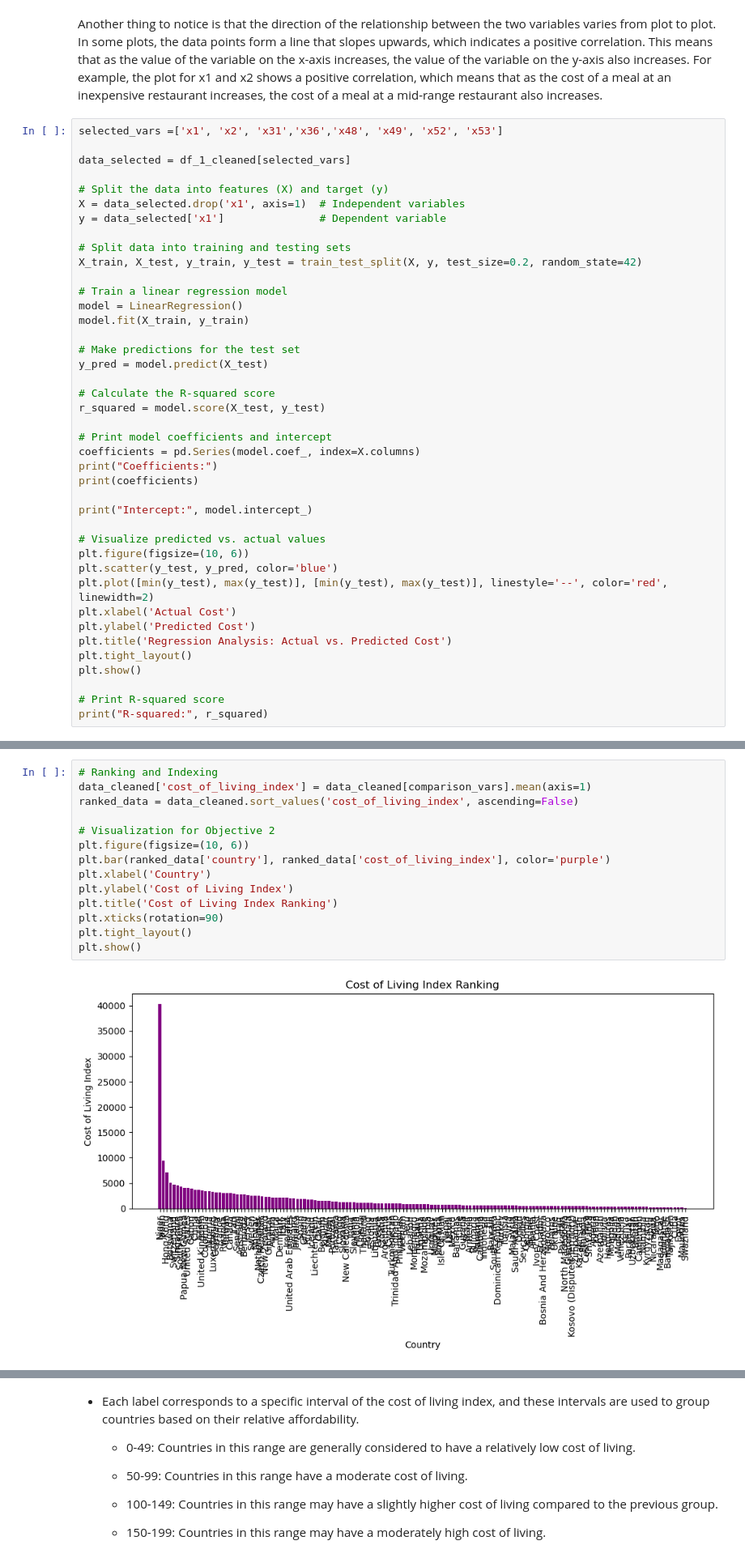
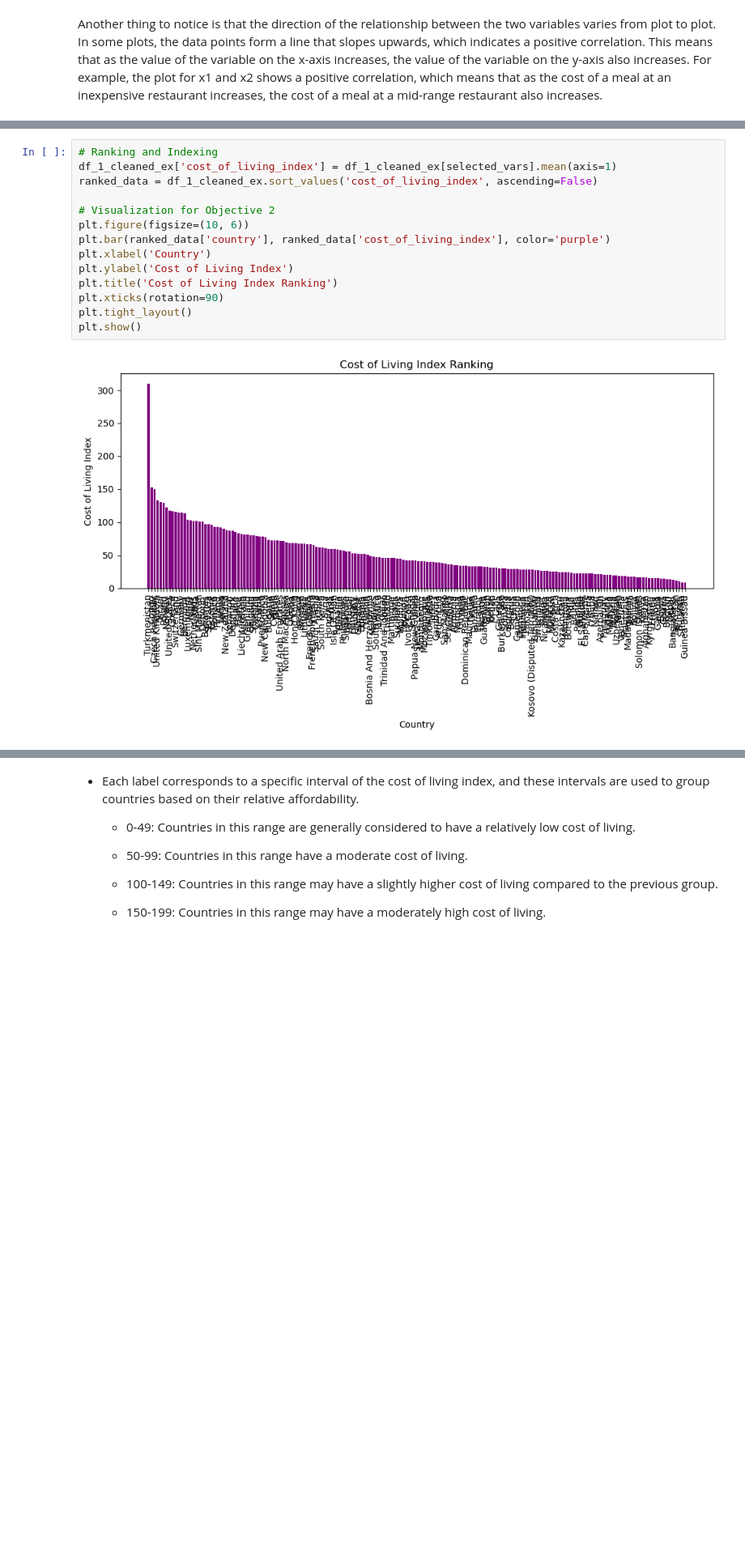
Before and after one commit to aunhengly/ana500-microProject, a Jupyter notebook: Hengly-MicroProject.ipynb, the cells around one changed output, grey strips where cells are left out. Shown at 81% size. Cells and saved outputs as stored; diff of their text form; blank space fills up the shorter version.

```diff
--- a/Hengly-MicroProject.ipynb
+++ b/Hengly-MicroProject.ipynb
@@ -397,44 +343,3 @@ plt.show()
 [figure]
 # %% [markdown]
 Another thing to notice is that the direction of the relationship between the two variables varies from plot to plot. In some plots, the data points form a line that slopes upwards, which indicates a positive correlation. This means that as the value of the variable on the x-axis increases, the value of the variable on the y-axis also increases. For example, the plot for x1 and x2 shows a positive correlation, which means that as the cost of a meal at an inexpensive restaurant increases, the cost of a meal at a mid-range restaurant also increases.
-# %%
-selected_vars =['x1', 'x2', 'x31','x36','x48', 'x49', 'x52', 'x53']
-
-data_selected = df_1_cleaned[selected_vars]
-
-# Split the data into features (X) and target (y)
-X = data_selected.drop('x1', axis=1)  # Independent variables
-y = data_selected['x1']               # Dependent variable
-
-# Split data into training and testing sets
-X_train, X_test, y_train, y_test = train_test_split(X, y, test_size=0.2, random_state=42)
-
-# Train a linear regression model
-model = LinearRegression()
-model.fit(X_train, y_train)
-
-# Make predictions for the test set
-y_pred = model.predict(X_test)
-
-# Calculate the R-squared score
-r_squared = model.score(X_test, y_test)
-
-# Print model coefficients and intercept
-coefficients = pd.Series(model.coef_, index=X.columns)
-print("Coefficients:")
-print(coefficients)
-
-print("Intercept:", model.intercept_)
-
-# Visualize predicted vs. actual values
-plt.figure(figsize=(10, 6))
-plt.scatter(y_test, y_pred, color='blue')
-plt.plot([min(y_test), max(y_test)], [min(y_test), max(y_test)], linestyle='--', color='red', linewidth=2)
-plt.xlabel('Actual Cost')
-plt.ylabel('Predicted Cost')
-plt.title('Regression Analysis: Actual vs. Predicted Cost')
-plt.tight_layout()
-plt.show()
-
-# Print R-squared score
-print("R-squared:", r_squared)
@@ -464,16 +350,16 @@ Overall, the linear regression model is able to predict the cost of living with
 # %%
 # Ranking and Indexing
-data_cleaned['cost_of_living_index'] = data_cleaned[comparison_vars].mean(axis=1)
-ranked_data = data_cleaned.sort_values('cost_of_living_index', ascending=False)
+df_1_cleaned_ex['cost_of_living_index'] = df_1_cleaned_ex[selected_vars].mean(axis=1)
+ranked_data = df_1_cleaned_ex.sort_values('cost_of_living_index', ascending=False)
 
 # Visualization for Objective 2
 plt.figure(figsize=(10, 6))
 plt.bar(ranked_data['country'], ranked_data['cost_of_living_index'], color='purple')
 plt.xlabel('Country')
 plt.ylabel('Cost of Living Index')
 plt.title('Cost of Living Index Ranking')
 plt.xticks(rotation=90)
 plt.tight_layout()
 plt.show()
 # %% [output]
-[figure, old version]
+[figure, new version]
```
Also changed, not shown: parts of 27 cells of this notebook.
